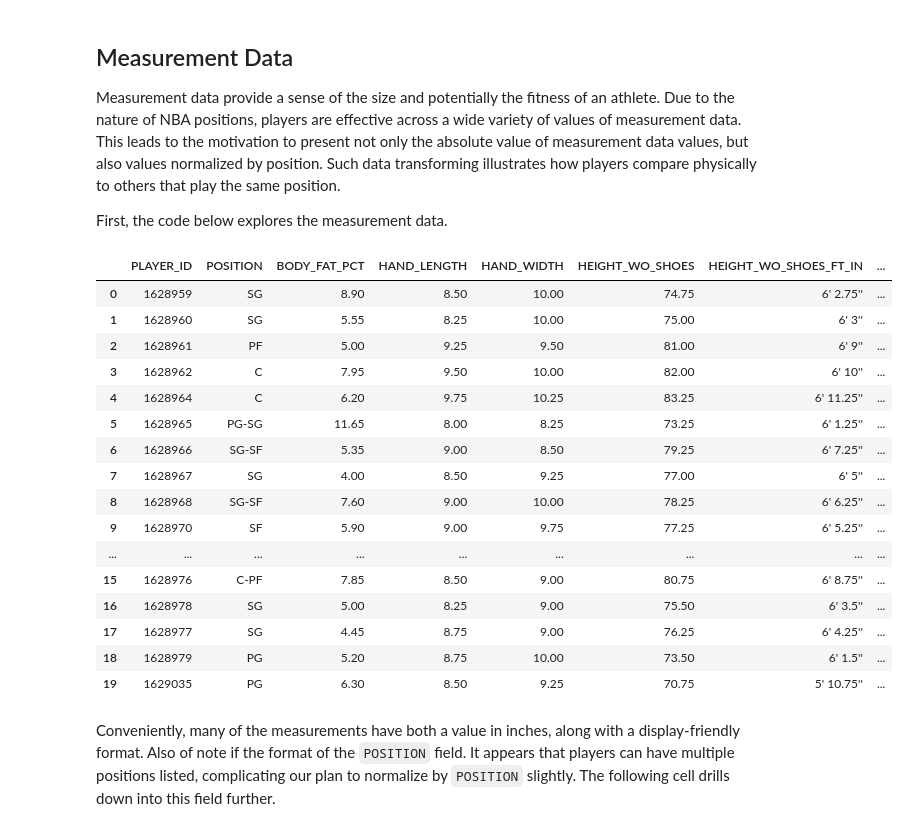
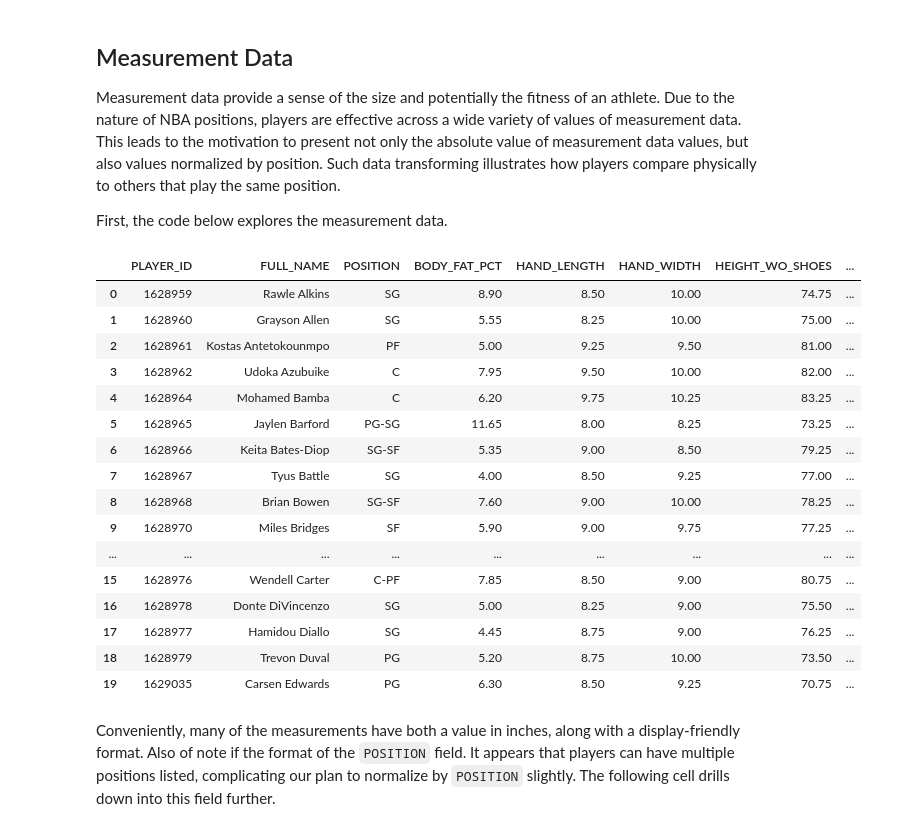
Before and after one commit to basketballrelativity/draft_combine, a Jupyter notebook: draft_combine.ipynb, the cells around one changed output. Saved outputs shown, nothing was run; the diff lists cells and outputs as text; code cells hidden in the pictures.

Commit message:
Adding measurement and drill data sections to the draft_combine notebook

```diff
--- a/draft_combine.ipynb
+++ b/draft_combine.ipynb
@@ -86,28 +87,28 @@ Measurement data provide a sense of the size and potentially the fitness of an a
 
 First, the code below explores the measurement data.
 # %%
-measurement_df = draft_df[['PLAYER_ID', 'POSITION', 'BODY_FAT_PCT', 'HAND_LENGTH', 'HAND_WIDTH',
+measurement_df = draft_df[['PLAYER_ID', 'FULL_NAME', 'POSITION', 'BODY_FAT_PCT', 'HAND_LENGTH', 'HAND_WIDTH',
                            'HEIGHT_WO_SHOES', 'HEIGHT_WO_SHOES_FT_IN', 'HEIGHT_W_SHOES', 'HEIGHT_W_SHOES_FT_IN',
                            'STANDING_REACH', 'STANDING_REACH_FT_IN', 'WEIGHT', 'WINGSPAN', 'WINGSPAN_FT_IN']]
 measurement_df.head(20)
 # %% [output]
-|  | PLAYER_ID | POSITION | BODY_FAT_PCT | HAND_LENGTH | HAND_WIDTH | HEIGHT_WO_SHOES | HEIGHT_WO_SHOES_FT_IN | ... |
-| 0 | 1628959 | SG | 8.90 | 8.50 | 10.00 | 74.75 | 6' 2.75'' | ... |
-| 1 | 1628960 | SG | 5.55 | 8.25 | 10.00 | 75.00 | 6' 3'' | ... |
-| 2 | 1628961 | PF | 5.00 | 9.25 | 9.50 | 81.00 | 6' 9'' | ... |
-| 3 | 1628962 | C | 7.95 | 9.50 | 10.00 | 82.00 | 6' 10'' | ... |
-| 4 | 1628964 | C | 6.20 | 9.75 | 10.25 | 83.25 | 6' 11.25'' | ... |
-| 5 | 1628965 | PG-SG | 11.65 | 8.00 | 8.25 | 73.25 | 6' 1.25'' | ... |
-| 6 | 1628966 | SG-SF | 5.35 | 9.00 | 8.50 | 79.25 | 6' 7.25'' | ... |
-| 7 | 1628967 | SG | 4.00 | 8.50 | 9.25 | 77.00 | 6' 5'' | ... |
-| 8 | 1628968 | SG-SF | 7.60 | 9.00 | 10.00 | 78.25 | 6' 6.25'' | ... |
-| 9 | 1628970 | SF | 5.90 | 9.00 | 9.75 | 77.25 | 6' 5.25'' | ... |
+|  | PLAYER_ID | FULL_NAME | POSITION | BODY_FAT_PCT | HAND_LENGTH | HAND_WIDTH | HEIGHT_WO_SHOES | ... |
+| 0 | 1628959 | Rawle Alkins | SG | 8.90 | 8.50 | 10.00 | 74.75 | ... |
+| 1 | 1628960 | Grayson Allen | SG | 5.55 | 8.25 | 10.00 | 75.00 | ... |
+| 2 | 1628961 | Kostas Antetokounmpo | PF | 5.00 | 9.25 | 9.50 | 81.00 | ... |
+| 3 | 1628962 | Udoka Azubuike | C | 7.95 | 9.50 | 10.00 | 82.00 | ... |
+| 4 | 1628964 | Mohamed Bamba | C | 6.20 | 9.75 | 10.25 | 83.25 | ... |
+| 5 | 1628965 | Jaylen Barford | PG-SG | 11.65 | 8.00 | 8.25 | 73.25 | ... |
+| 6 | 1628966 | Keita Bates-Diop | SG-SF | 5.35 | 9.00 | 8.50 | 79.25 | ... |
+| 7 | 1628967 | Tyus Battle | SG | 4.00 | 8.50 | 9.25 | 77.00 | ... |
+| 8 | 1628968 | Brian Bowen | SG-SF | 7.60 | 9.00 | 10.00 | 78.25 | ... |
+| 9 | 1628970 | Miles Bridges | SF | 5.90 | 9.00 | 9.75 | 77.25 | ... |
 | ... | ... | ... | ... | ... | ... | ... | ... | ... |
-| 15 | 1628976 | C-PF | 7.85 | 8.50 | 9.00 | 80.75 | 6' 8.75'' | ... |
-| 16 | 1628978 | SG | 5.00 | 8.25 | 9.00 | 75.50 | 6' 3.5'' | ... |
-| 17 | 1628977 | SG | 4.45 | 8.75 | 9.00 | 76.25 | 6' 4.25'' | ... |
-| 18 | 1628979 | PG | 5.20 | 8.75 | 10.00 | 73.50 | 6' 1.5'' | ... |
-| 19 | 1629035 | PG | 6.30 | 8.50 | 9.25 | 70.75 | 5' 10.75'' | ... |
+| 15 | 1628976 | Wendell Carter | C-PF | 7.85 | 8.50 | 9.00 | 80.75 | ... |
+| 16 | 1628978 | Donte DiVincenzo | SG | 5.00 | 8.25 | 9.00 | 75.50 | ... |
+| 17 | 1628977 | Hamidou Diallo | SG | 4.45 | 8.75 | 9.00 | 76.25 | ... |
+| 18 | 1628979 | Trevon Duval | PG | 5.20 | 8.75 | 10.00 | 73.50 | ... |
+| 19 | 1629035 | Carsen Edwards | PG | 6.30 | 8.50 | 9.25 | 70.75 | ... |
 # %% [markdown]
 Conveniently, many of the measurements have both a value in inches, along with a display-friendly format. Also of note if the format of the `POSITION` field. It appears that players can have multiple positions listed, complicating our plan to normalize by `POSITION` slightly. The following cell drills down into this field further.
 # %%
```
Also changed, not shown: parts of 14 cells of this notebook.
